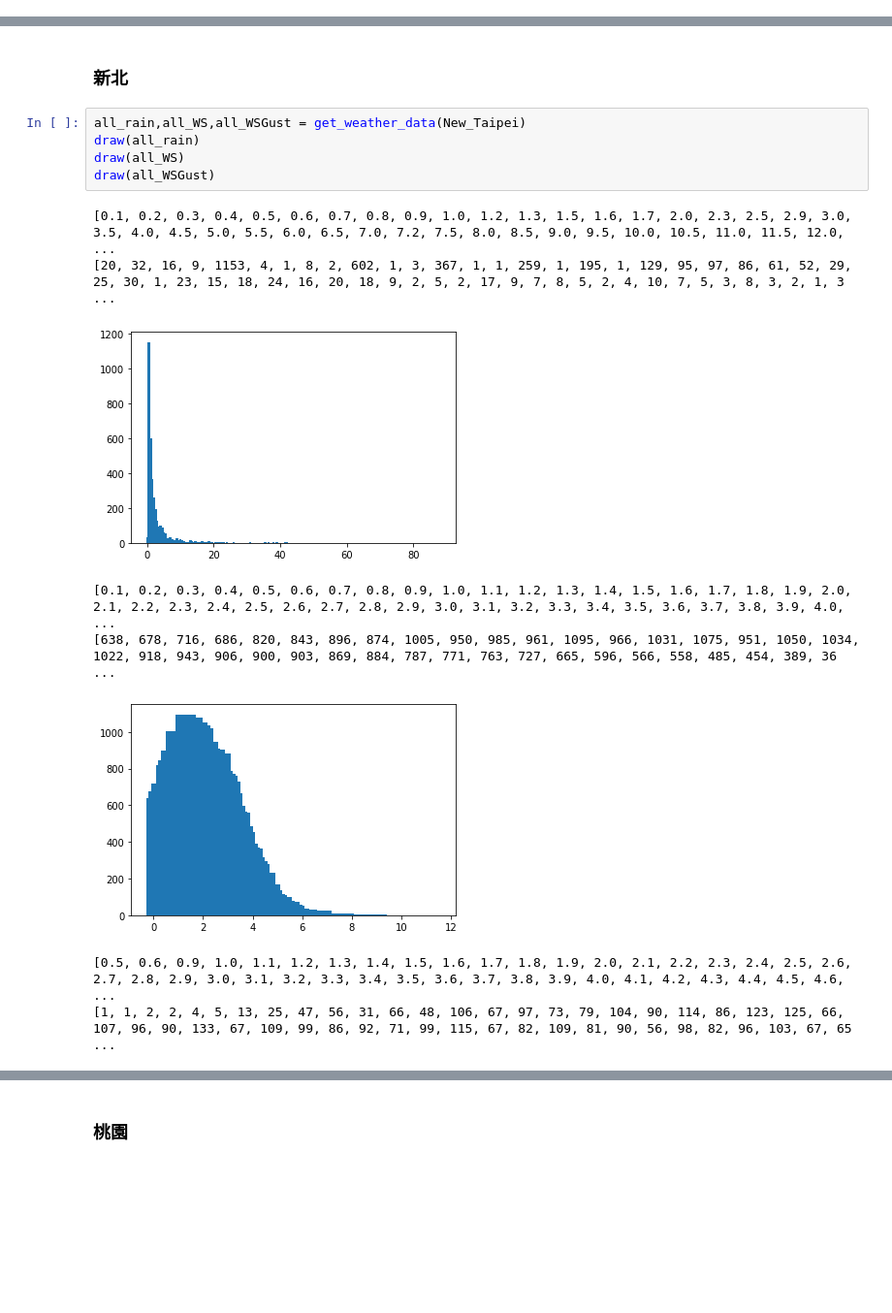
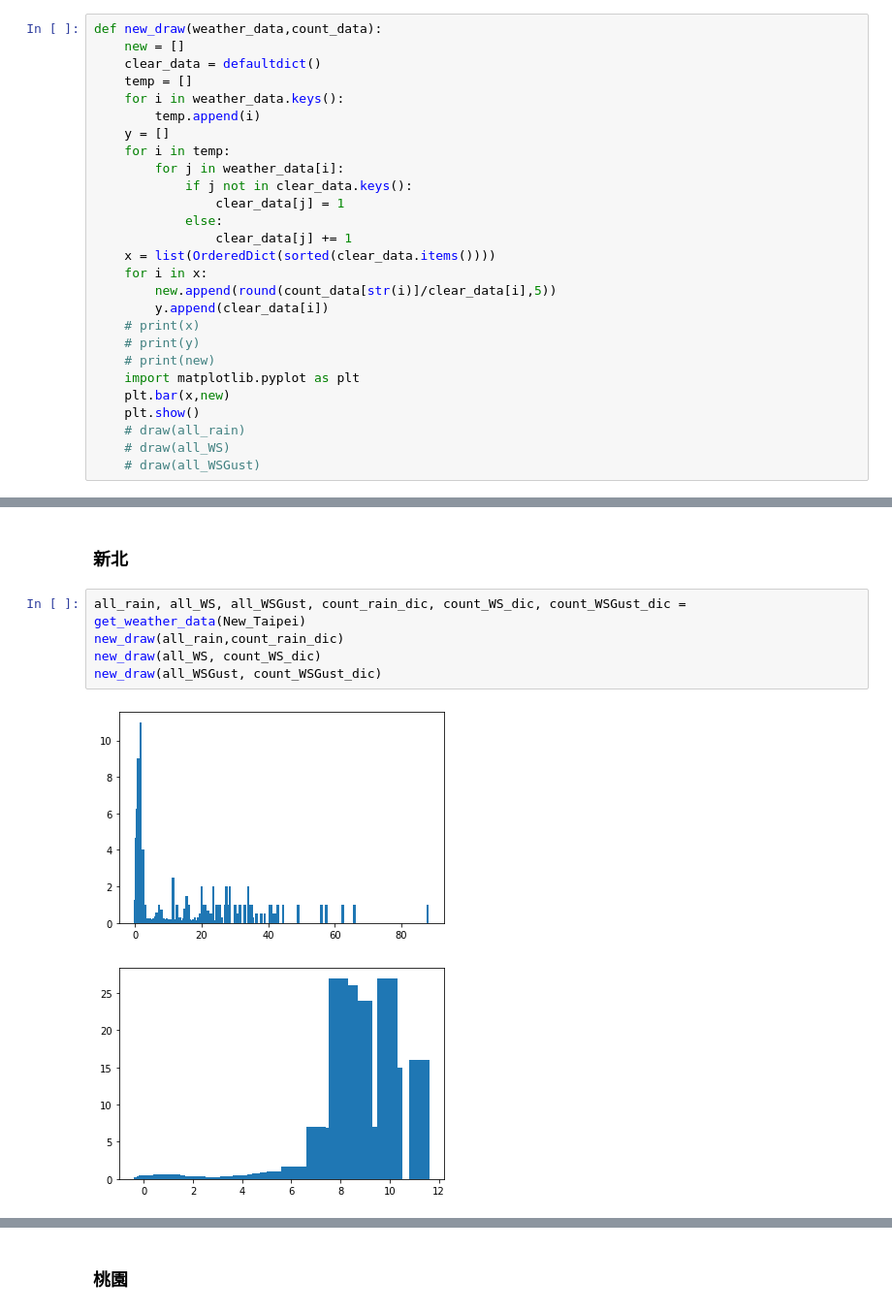
Before and after one commit to lamuyang/DigiTalant_DataScience, a Jupyter notebook: plt.ipynb, the cells around one changed output, grey strips where cells are left out. Shown at 97% size. Drawn from its saved outputs; the diff is of its cells as text; blank space fills up the shorter version.

```diff
--- a/plt.ipynb
+++ b/plt.ipynb
@@ -88,4 +105,31 @@ def draw(weather_data):
 # draw(all_WS)
 # %% [markdown]
 ### 台北
+# %%
+def new_draw(weather_data,count_data):
+    new = []
+    clear_data = defaultdict()
+    temp = []
+    for i in weather_data.keys():
+        temp.append(i)
+    y = []
+    for i in temp:
+        for j in weather_data[i]:
+            if j not in clear_data.keys():
+                clear_data[j] = 1
+            else:
+                clear_data[j] += 1
+    x = list(OrderedDict(sorted(clear_data.items())))
+    for i in x:
+        new.append(round(count_data[str(i)]/clear_data[i],5))
+        y.append(clear_data[i])
+    # print(x)
+    # print(y)
+    # print(new)
+    import matplotlib.pyplot as plt
+    plt.bar(x,new)
+    plt.show()
+    # draw(all_rain)
+    # draw(all_WS)
+    # draw(all_WSGust)
 # %%
@@ -106,16 +144,10 @@ draw(all_WSGust)
 # %% [markdown]
 ### 新北
 # %%
-all_rain,all_WS,all_WSGust = get_weather_data(New_Taipei)
-draw(all_rain)
-draw(all_WS)
-draw(all_WSGust)
+all_rain, all_WS, all_WSGust, count_rain_dic, count_WS_dic, count_WSGust_dic = get_weather_data(New_Taipei)
+new_draw(all_rain,count_rain_dic)
+new_draw(all_WS, count_WS_dic)
+new_draw(all_WSGust, count_WSGust_dic)
 # %% [output]
-[0.1, 0.2, 0.3, 0.4, 0.5, 0.6, 0.7, 0.8, 0.9, 1.0, 1.2, 1.3, 1.5, 1.6, 1.7, 2.0, 2.3, 2.5, 2.9, 3.0, 3.5, 4.0, 4.5, 5.0, 5.5, 6.0, 6.5, 7.0, 7.2, 7.5, 8.0, 8.5, 9.0, 9.5, 10.0, 10.5, 11.0, 11.5, 12.0, ...
-[20, 32, 16, 9, 1153, 4, 1, 8, 2, 602, 1, 3, 367, 1, 1, 259, 1, 195, 1, 129, 95, 97, 86, 61, 52, 29, 25, 30, 1, 23, 15, 18, 24, 16, 20, 18, 9, 2, 5, 2, 17, 9, 7, 8, 5, 2, 4, 10, 7, 5, 3, 8, 3, 2, 1, 3 ...
-[figure, old version]
+[figure, new version]
-[0.1, 0.2, 0.3, 0.4, 0.5, 0.6, 0.7, 0.8, 0.9, 1.0, 1.1, 1.2, 1.3, 1.4, 1.5, 1.6, 1.7, 1.8, 1.9, 2.0, 2.1, 2.2, 2.3, 2.4, 2.5, 2.6, 2.7, 2.8, 2.9, 3.0, 3.1, 3.2, 3.3, 3.4, 3.5, 3.6, 3.7, 3.8, 3.9, 4.0, ...
-[638, 678, 716, 686, 820, 843, 896, 874, 1005, 950, 985, 961, 1095, 966, 1031, 1075, 951, 1050, 1034, 1022, 918, 943, 906, 900, 903, 869, 884, 787, 771, 763, 727, 665, 596, 566, 558, 485, 454, 389, 36 ...
-[figure, old version]
+[figure, new version]
-[0.5, 0.6, 0.9, 1.0, 1.1, 1.2, 1.3, 1.4, 1.5, 1.6, 1.7, 1.8, 1.9, 2.0, 2.1, 2.2, 2.3, 2.4, 2.5, 2.6, 2.7, 2.8, 2.9, 3.0, 3.1, 3.2, 3.3, 3.4, 3.5, 3.6, 3.7, 3.8, 3.9, 4.0, 4.1, 4.2, 4.3, 4.4, 4.5, 4.6, ...
-[1, 1, 2, 2, 4, 5, 13, 25, 47, 56, 31, 66, 48, 106, 67, 97, 73, 79, 104, 90, 114, 86, 123, 125, 66, 107, 96, 90, 133, 67, 109, 99, 86, 92, 71, 99, 115, 67, 82, 109, 81, 90, 56, 98, 82, 96, 103, 67, 65 ...
```
Also changed, not shown: parts of 7 cells of this notebook, 2 other files.
